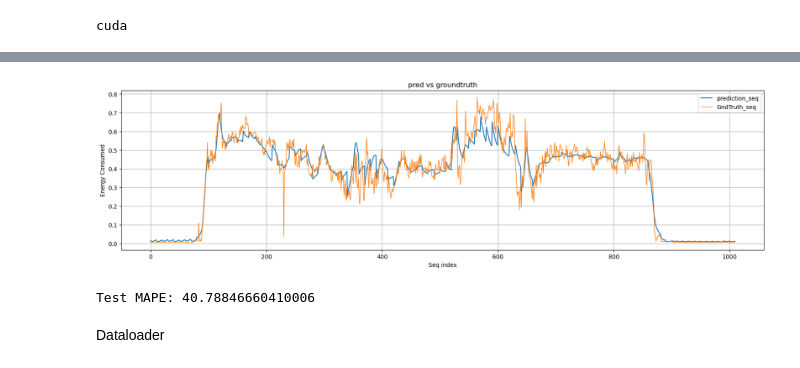
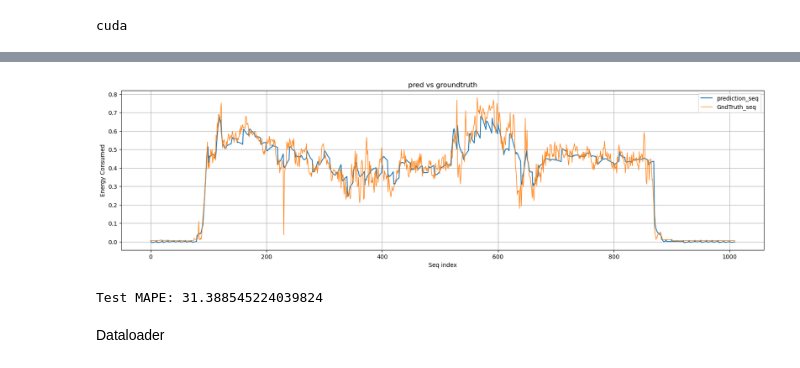
Before and after one commit to LeoLi23/553-ev-project, a Jupyter notebook: TCN-LSTM_select_px.ipynb, the cells around one changed output, grey strips where cells are left out. Drawn from its saved outputs; the diff is of its cells as text; code cells hidden in the pictures.

Commit message:
debug data loader

```diff
--- a/TCN-LSTM_select_px.ipynb
+++ b/TCN-LSTM_select_px.ipynb
@@ -8,7 +8,7 @@ import pandas as pd
 import matplotlib.pyplot as plt
 # %%
 data = pd.read_csv('flights.csv')
-select_features = ['','wind_speed', 'wind_angle', 'linear_acceleration_x', 'linear_acceleration_y', 'linear_acceleration_z']
+select_features = ['payload', 'wind_speed', 'wind_angle', 'linear_acceleration_x', 'linear_acceleration_y', 'linear_acceleration_z', 'power']
 data, train_loader, val_loader, test_loader = get_data_loaders(data, 24, 10, test_size=0.2, val_size=0.2,
                                                                features=select_features, covariates=False)
 # features = getFeatures()
@@ -35,6 +35,10 @@ class Encoder(nn.Module):
         self.lstm_num_hidden = lstm_num_hidden
 
     def forward(self, x):
+        # take out time invariant features
+        idx = select_features.index('payload')
+        # filter out the payload feature
+        x = torch.cat((x[:, :, :idx], x[:, :, idx+1:]), dim=2) # (batch_size, seq_len, input_size-1)
         output = self.tcn(x.transpose(1, 2)) # (batch_size, tcn_num_channels[-1], seq_len)
         output = output.transpose(1, 2) # (batch_size, seq_len, tcn_num_channels[-1])
         output = self.fc_feature(output) # (batch_size, seq_len, lstm_num_hidden)
@@ -43,25 +47,25 @@ class Encoder(nn.Module):
 
         c = output.transpose(1, 2) # (batch_size, lstm_num_hidden, seq_len)
         c = self.fc_time(c).squeeze(2) # (batch_size, lstm_num_hidden)
-        return h, c
+        return h, c, idx
 
 
 class Decoder(nn.Module):
-    def __init__(self, input_size, seq_len, hidden_size, num_layers=1):
+    def __init__(self, input_size, seq_len, hidden_size, num_fixed_inputs, num_layers=1):
         super(Decoder, self).__init__()
         self.lstm = nn.LSTM(input_size, hidden_size, num_layers, batch_first=True)
-        self.fc = nn.Linear(hidden_size, 1)
+        self.fc = nn.Linear(hidden_size + num_fixed_inputs, 1)
         self.num_layers = num_layers
         self.seq_len = seq_len
 
-    def forward(self, x, hidden, cell):
+    def forward(self, x, hidden, cell, fixed_inputs):
         # repeat the hidden states according to the number of layers
         hidden = hidden.repeat(self.num_layers, 1, 1)
         cell = cell.repeat(self.num_layers, 1, 1)
-
         outputs = []
         for _ in range(self.seq_len):
             output, (hidden, cell) = self.lstm(x, (hidden, cell))
+            output = torch.cat((output, fixed_inputs), dim=2)
             output = self.fc(output)
             outputs.append(output)
 
@@ -70,30 +74,36 @@ class Decoder(nn.Module):
 
 
 class TCN_LSTM(nn.Module):
-    def __init__(self, input_size, input_len, output_len, tcn_num_channels, lstm_num_hidden, tcn_kernel_size=2, tcn_dropout=0.2, num_layers=1):
+    def __init__(self, input_size, input_len, output_len, tcn_num_channels, lstm_num_hidden, num_fixed_inputs,
+                 tcn_kernel_size=2, tcn_dropout=0.2, num_layers=1):
         super(TCN_LSTM, self).__init__()
         self.encoder = Encoder(input_size, input_len, tcn_num_channels, lstm_num_hidden, tcn_kernel_size, tcn_dropout)
-        self.decoder = Decoder(input_size, output_len, lstm_num_hidden, num_layers)
+        self.decoder = Decoder(input_size, output_len, lstm_num_hidden, num_fixed_inputs, num_layers)
 
     def forward(self, x):
         # x: (batch_size, input_len, input_size)
-        h, c = self.encoder(x)
+        h, c, fixed_idx = self.encoder(x)
+        # TODO: assert number of fixed_idx = num_fixed_inputs
         xt = x[:, -1, :].unsqueeze(1) # input the last time step of x into the decoder
-        outputs = self.decoder(xt, h, c) # (batch_size, output_len, 1)
+        xt = torch.cat((xt[:, :, :fixed_idx], xt[:, :, fixed_idx+1:]), dim=2)
+        fixed_inputs = x[:, 0, fixed_idx].unsqueeze(1).unsqueeze(2) # (batch_size, 1)
+        outputs = self.decoder(xt, h, c, fixed_inputs) # (batch_size, output_len, 1)
         return outputs
 # %%
 device = torch.device("cuda" if torch.cuda.is_available() else "cpu")
 print(device)
 
-input_size = len(features)
+num_fixed_inputs = 1
+input_size = len(select_features) - num_fixed_inputs
 input_len = 24
 output_len = 10
 hidden_size = 32
 num_layers = 1
 
+
 # encoder = Encoder(input_size, input_len, [64,64,64], hidden_size)
 # decoder = Decoder(hidden_size, output_len, hidden_size, num_layers=num_layers)
-seq2seq = TCN_LSTM(input_size, input_len, output_len, [64,64,64,64], hidden_size, num_layers=num_layers).to(device)
+seq2seq = TCN_LSTM(input_size, input_len, output_len, [64,64,64,64], hidden_size, num_fixed_inputs, num_layers=num_layers).to(device)
 # %% [output]
 cuda
 # %%
@@ -103,7 +113,7 @@ criterion = torch.nn.MSELoss()
 optimizer = torch.optim.Adam(seq2seq.parameters(), lr=0.002)
 
 # Training loop with validation and early stopping
-num_epochs = 20
+num_epochs = 27
 best_epoch = 0
 best_val_loss = float('inf')
 train_losses, val_losses = [], []
@@ -153,5 +163,5 @@ for epoch in range(num_epochs):
     if average_val_loss < best_val_loss:
         best_epoch = epoch + 1
         best_val_loss = average_val_loss
-        torch.save(seq2seq.state_dict(), f'TCN_LSTM_best_model_{input_len}-{output_len}.pt')
+        torch.save(seq2seq.state_dict(), f'TCN_LSTM_select_best_model_{input_len}-{output_len}.pt')
 # %% [output]
@@ -173,13 +181,13 @@ from data_process import create_sequences
 from utils import plot_output
 import random
 # Load the best model
-seq2seq.load_state_dict(torch.load('TCN_LSTM_best_model_24-10.pt'))
+seq2seq.load_state_dict(torch.load('TCN_LSTM_select_best_model_24-10.pt'))
 
 # Test the model
 seq2seq.eval()
 flight_num = 79 #random.randint(0, 100)
 test_data = data[data['flight'] == flight_num]
-input_seq, output_seq = create_sequences(test_data[features].values,
+input_seq, output_seq = create_sequences(test_data[select_features].values,
                                          test_data['power'].values,24,10)
 
 input_seq = torch.tensor(input_seq, dtype=torch.float32).to(device)
@@ -206,4 +214,4 @@ MAPE: 32.473609924316406
-[figure, old version]
+[figure, new version]
 # %%
 # test the model
 seq2seq.eval()
@@ -220,7 +228,7 @@ for inputs, targets in test_loader:
 
 print(f"Test MAPE: {sum(mape_list)/len(mape_list)}")
 # %% [output]
-Test MAPE: 40.78846660410006
+Test MAPE: 31.388545224039824
 # %% [markdown]
 Dataloader
 # %%
```
Also changed, not shown: parts of 4 cells of this notebook, 2 other files.
